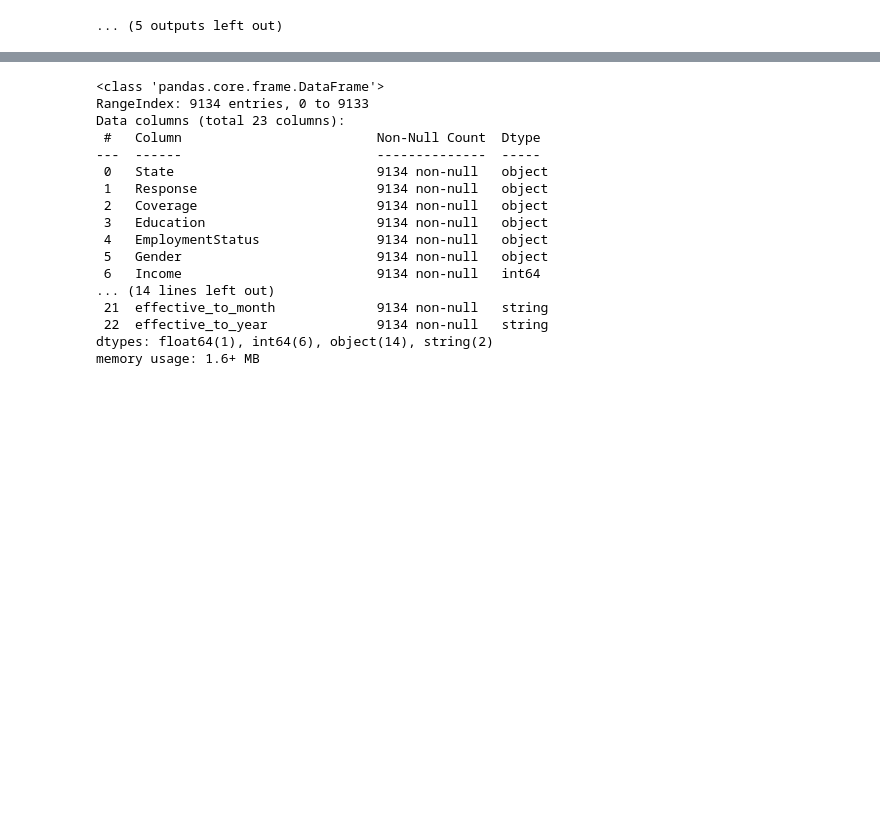
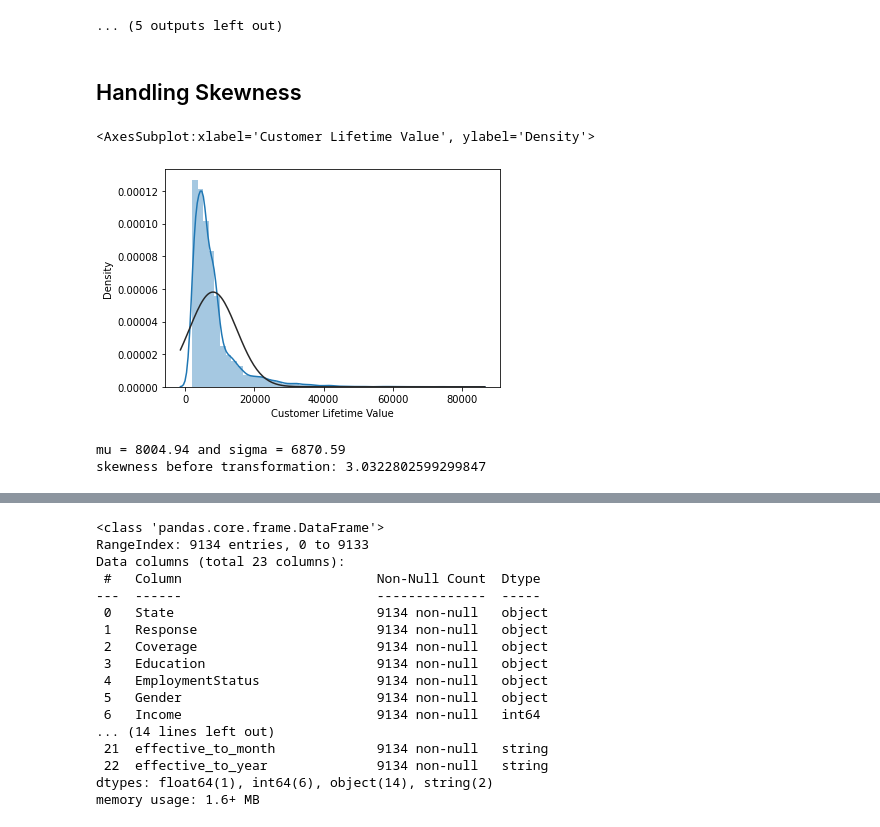
Before and after one commit to PatrikWagnerUK/insurance_cltv_model, a Jupyter notebook: cltv_modelling.ipynb, the cells around one changed output, grey strips where cells are left out. Saved outputs shown, nothing was run; the diff lists cells and outputs as text; code cells hidden in the pictures; blank space fills up the shorter version.

Commit message:
Treating skewness in target variable with np.log1p

```diff
--- a/cltv_modelling.ipynb
+++ b/cltv_modelling.ipynb
@@ -94,3 +94,20 @@ for i, col in enumerate(categorical.columns):
 [figure]
 [figure]
 ... (5 outputs left out)
+# %% [markdown]
+## Handling Skewness
+# %%
+from scipy import stats
+from scipy.stats import norm,skew
+
+sns.distplot(df['Customer Lifetime Value'],fit=norm)
+# %% [output]
+<AxesSubplot:xlabel='Customer Lifetime Value', ylabel='Density'>
+[figure, added]
+# %%
+(mu,sigma) = norm.fit(df['Customer Lifetime Value'])
+print('mu = {:.2f} and sigma = {:.2f}'.format(mu,sigma))
+print('skewness before transformation:',df['Customer Lifetime Value'].skew())
+# %% [output]
+mu = 8004.94 and sigma = 6870.59
+skewness before transformation: 3.0322802599299847
```
Also changed, not shown: parts of 29 cells of this notebook, 4 other files.
